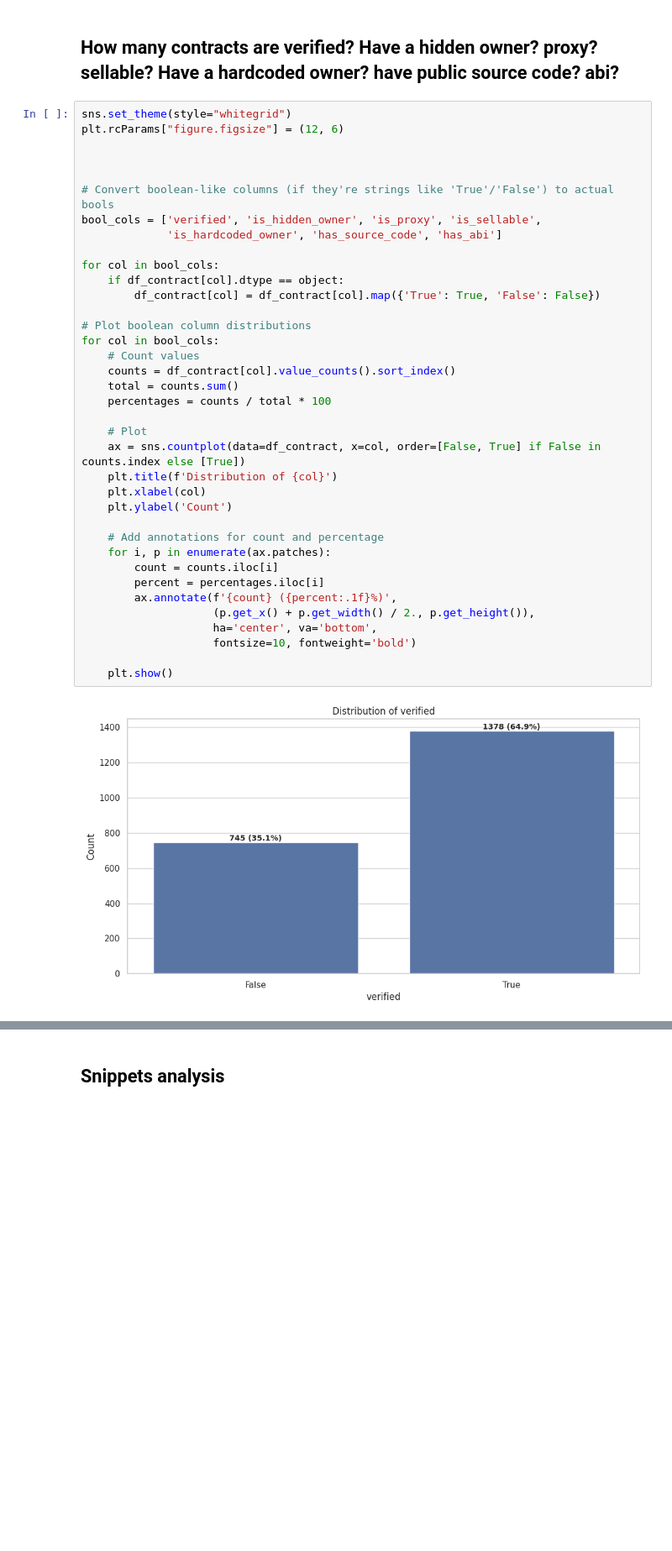
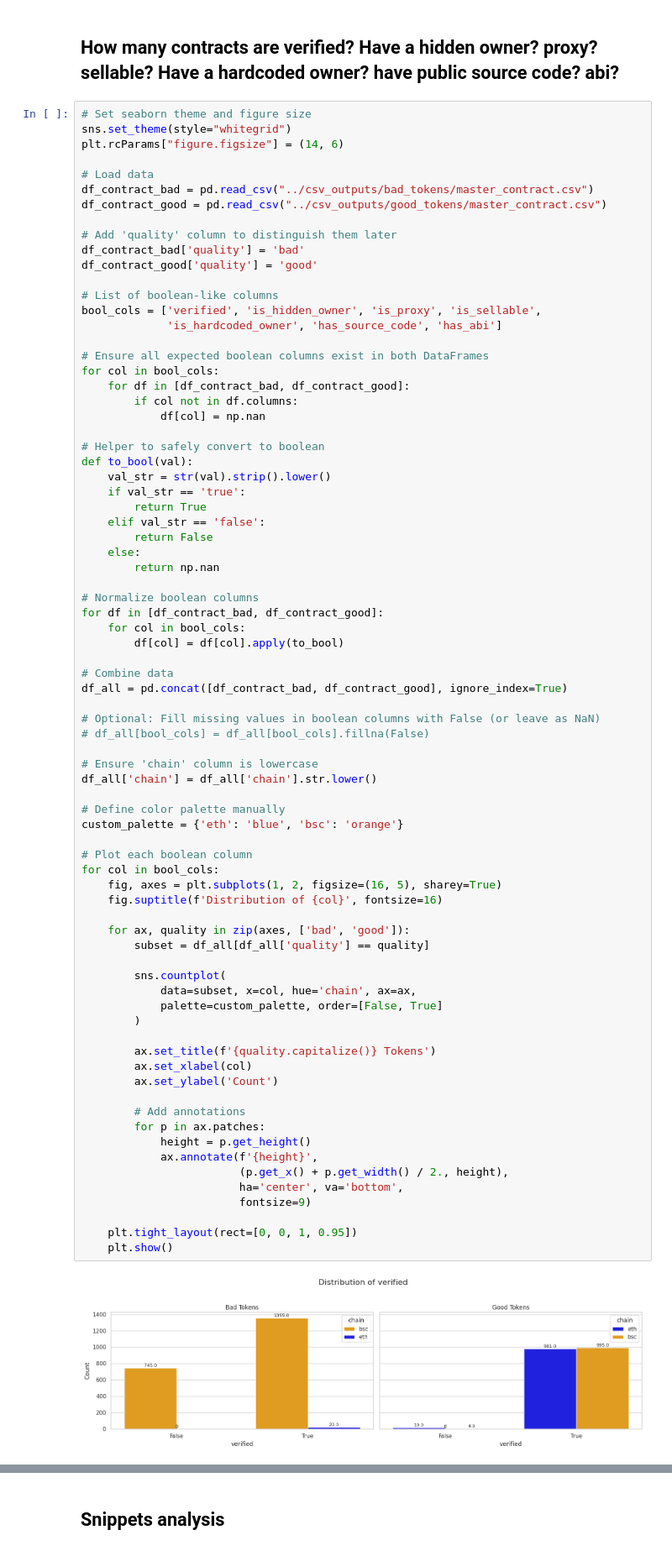
Before and after one commit to all-1807355/token-analyzer, a Jupyter notebook: data_analysis/contract_analysis.ipynb, the cells around one changed output, grey strips where cells are left out. Shown at 84% size. Drawn from its saved outputs; the diff is of its cells as text; blank space fills up the shorter version.

```diff
--- a/data_analysis/contract_analysis.ipynb
+++ b/data_analysis/contract_analysis.ipynb
@@ -20,41 +21,81 @@ df_contract.head()
 # %% [markdown]
 ## How many contracts are verified? Have a hidden owner? proxy? sellable? Have a hardcoded owner? have public source code? abi?
 # %%
+# Set seaborn theme and figure size
 sns.set_theme(style="whitegrid")
-plt.rcParams["figure.figsize"] = (12, 6)
+plt.rcParams["figure.figsize"] = (14, 6)
 
+# Load data
+df_contract_bad = pd.read_csv("../csv_outputs/bad_tokens/master_contract.csv")
+df_contract_good = pd.read_csv("../csv_outputs/good_tokens/master_contract.csv")
 
+# Add 'quality' column to distinguish them later
+df_contract_bad['quality'] = 'bad'
+df_contract_good['quality'] = 'good'
 
-# Convert boolean-like columns (if they're strings like 'True'/'False') to actual bools
+# List of boolean-like columns
 bool_cols = ['verified', 'is_hidden_owner', 'is_proxy', 'is_sellable',
              'is_hardcoded_owner', 'has_source_code', 'has_abi']
 
+# Ensure all expected boolean columns exist in both DataFrames
 for col in bool_cols:
-    if df_contract[col].dtype == object:
-        df_contract[col] = df_contract[col].map({'True': True, 'False': False})
+    for df in [df_contract_bad, df_contract_good]:
+        if col not in df.columns:
+            df[col] = np.nan
 
-# Plot boolean column distributions
+# Helper to safely convert to boolean
+def to_bool(val):
+    val_str = str(val).strip().lower()
+    if val_str == 'true':
+        return True
+    elif val_str == 'false':
+        return False
+    else:
+        return np.nan
+
+# Normalize boolean columns
+for df in [df_contract_bad, df_contract_good]:
+    for col in bool_cols:
+        df[col] = df[col].apply(to_bool)
+
+# Combine data
+df_all = pd.concat([df_contract_bad, df_contract_good], ignore_index=True)
+
+# Optional: Fill missing values in boolean columns with False (or leave as NaN)
+# df_all[bool_cols] = df_all[bool_cols].fillna(False)
+
+# Ensure 'chain' column is lowercase
+df_all['chain'] = df_all['chain'].str.lower()
+
+# Define color palette manually
+custom_palette = {'eth': 'blue', 'bsc': 'orange'}
+
+# Plot each boolean column
 for col in bool_cols:
-    # Count values
-    counts = df_contract[col].value_counts().sort_index()
-    total = counts.sum()
-    percentages = counts / total * 100
+    fig, axes = plt.subplots(1, 2, figsize=(16, 5), sharey=True)
+    fig.suptitle(f'Distribution of {col}', fontsize=16)
 
-    # Plot
-    ax = sns.countplot(data=df_contract, x=col, order=[False, True] if False in counts.index else [True])
-    plt.title(f'Distribution of {col}')
-    plt.xlabel(col)
-    plt.ylabel('Count')
+    for ax, quality in zip(axes, ['bad', 'good']):
+        subset = df_all[df_all['quality'] == quality]
 
-    # Add annotations for count and percentage
-    for i, p in enumerate(ax.patches):
-        count = counts.iloc[i]
-        percent = percentages.iloc[i]
-        ax.annotate(f'{count} ({percent:.1f}%)',
-                    (p.get_x() + p.get_width() / 2., p.get_height()),
-                    ha='center', va='bottom',
-                    fontsize=10, fontweight='bold')
+        sns.countplot(
+            data=subset, x=col, hue='chain', ax=ax,
+            palette=custom_palette, order=[False, True]
+        )
 
+        ax.set_title(f'{quality.capitalize()} Tokens')
+        ax.set_xlabel(col)
+        ax.set_ylabel('Count')
+
+        # Add annotations
+        for p in ax.patches:
+            height = p.get_height()
+            ax.annotate(f'{height}',
+                        (p.get_x() + p.get_width() / 2., height),
+                        ha='center', va='bottom',
+                        fontsize=9)
+
+    plt.tight_layout(rect=[0, 0, 1, 0.95])
     plt.show()
 # %% [output]
-[figure, old version]
+[figure, new version]
```
Also changed, not shown: parts of 4 cells of this notebook, 16 other files.
